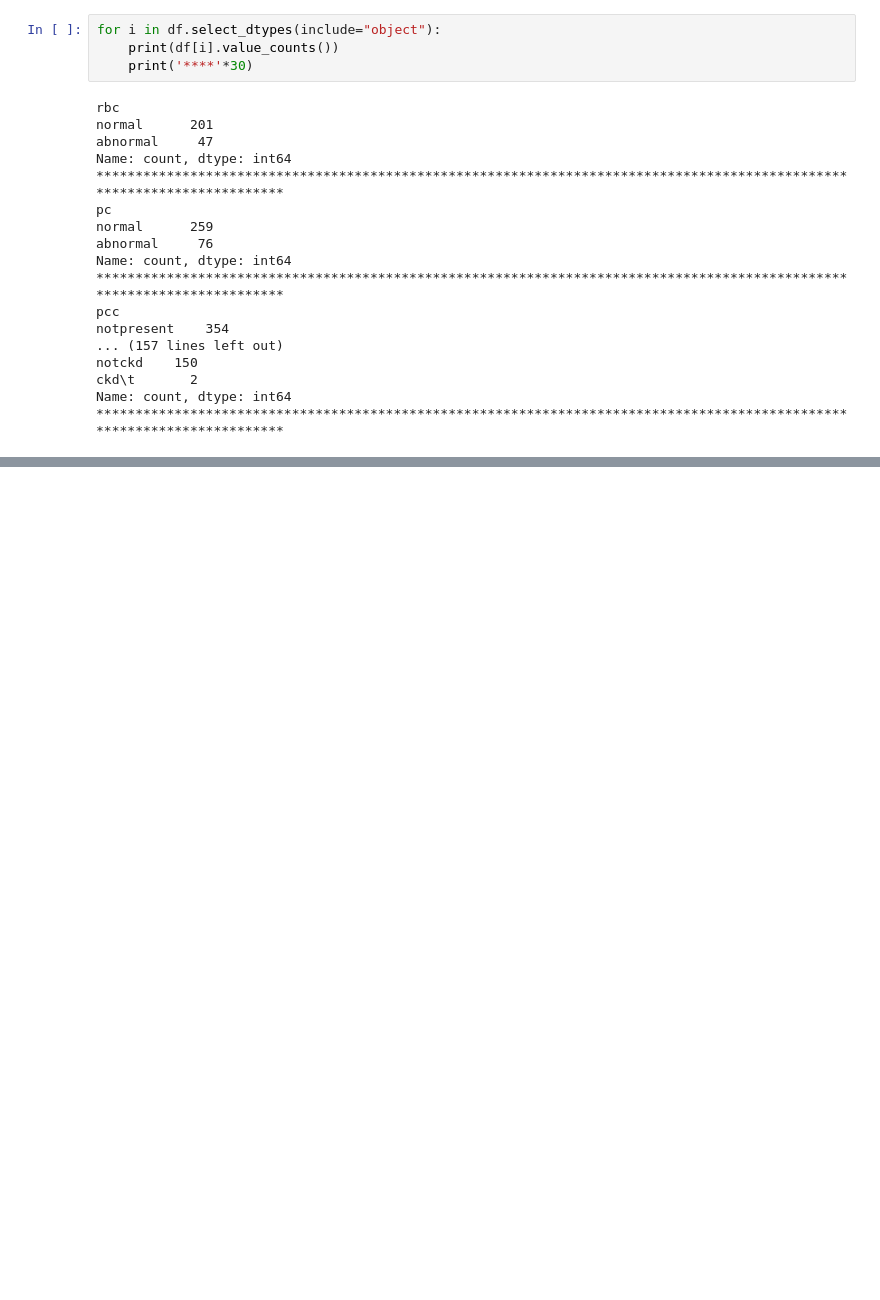
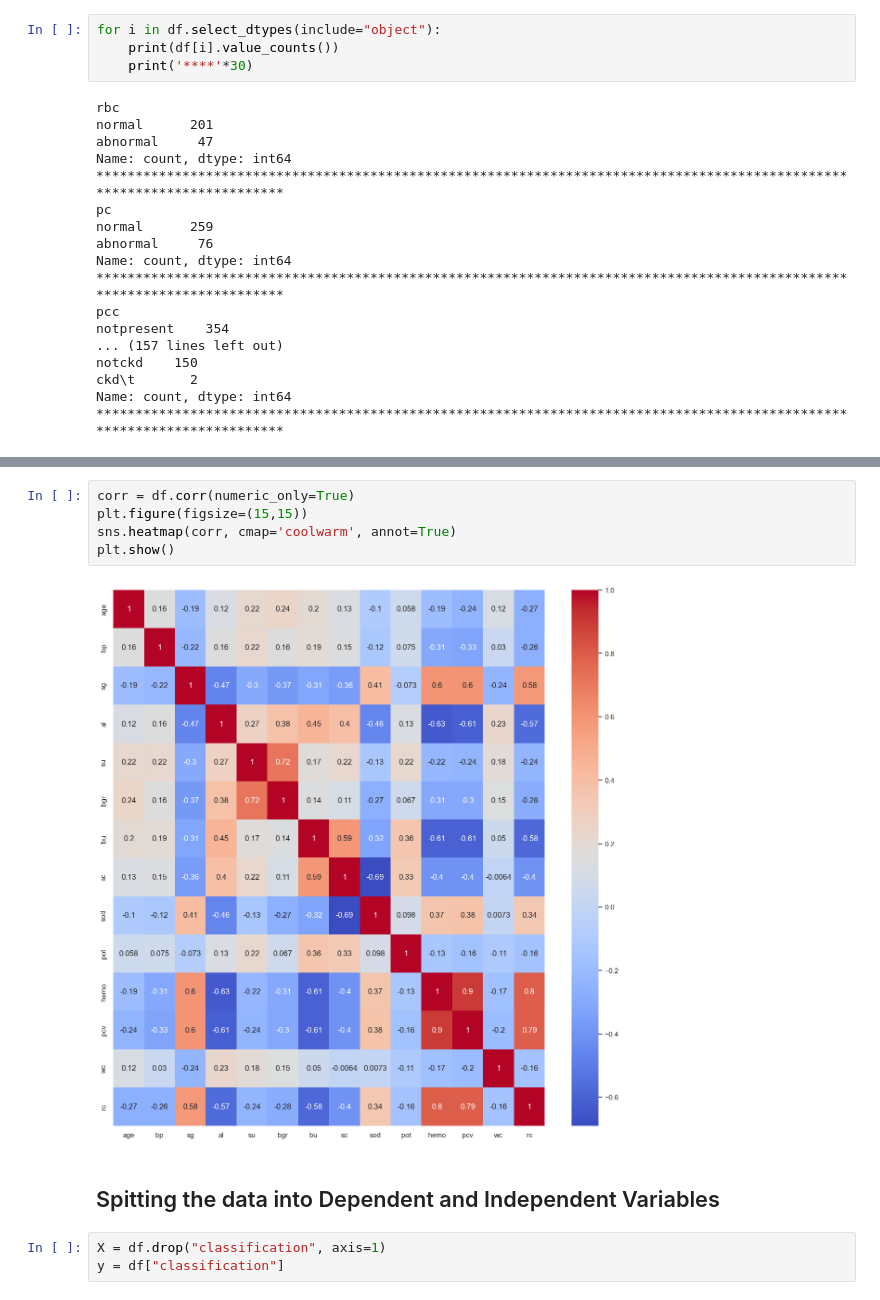
Before and after one commit to meghrajkonduskar/ML-projects, a Jupyter notebook: Health Care Domain/Kidney Disease Prediction.ipynb, the cells around one changed output, grey strips where cells are left out. Drawn from its saved outputs; the diff is of its cells as text; blank space fills up the shorter version.

```diff
--- a/Health Care Domain/Kidney Disease Prediction.ipynb
+++ b/Health Care Domain/Kidney Disease Prediction.ipynb
@@ -137,0 +212,12 @@ Name: count, dtype: int64
+# %%
+corr = df.corr(numeric_only=True)
+plt.figure(figsize=(15,15))
+sns.heatmap(corr, cmap='coolwarm', annot=True)
+plt.show()
+# %% [output]
+[figure, added]
+# %% [markdown]
+## Spitting the data into Dependent and Independent Variables
+# %%
+X = df.drop("classification", axis=1)
+y = df["classification"]
```
Also changed, not shown: parts of 21 cells of this notebook.
